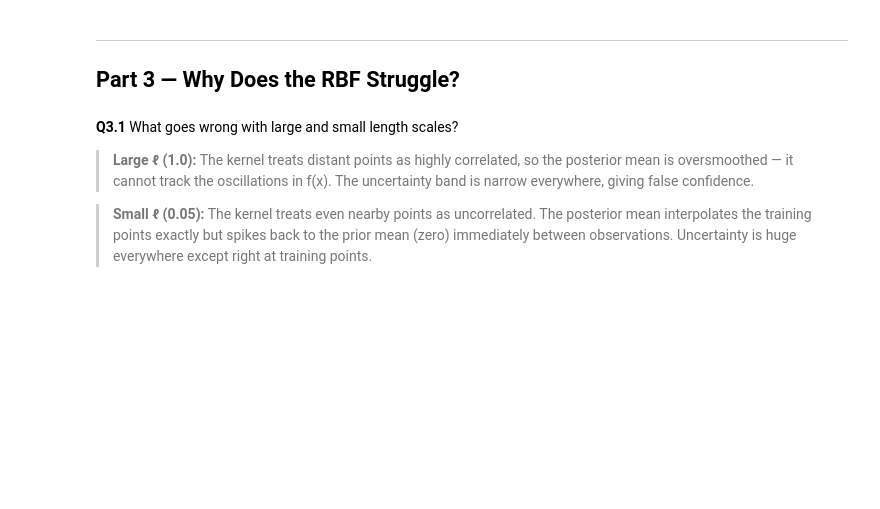
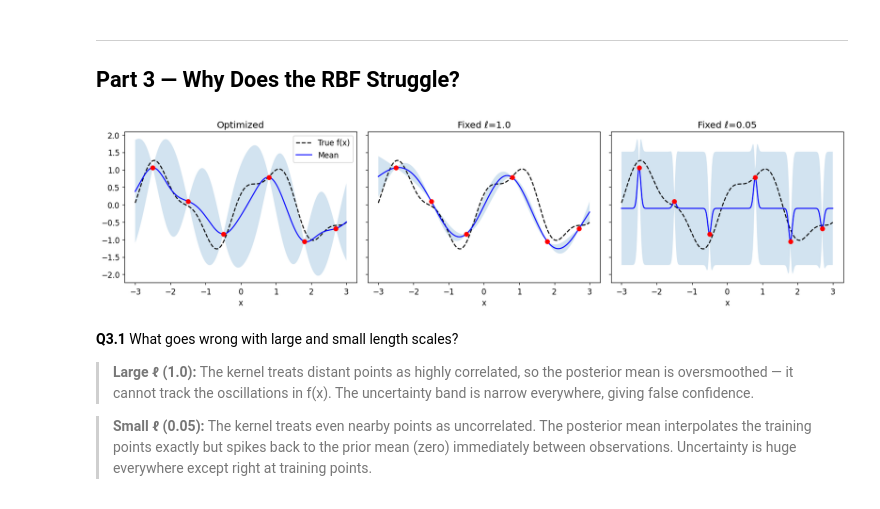
Before and after one commit to cpslab-asu/IEE575-2026, a Jupyter notebook: Week_4/Lab_8/IEE575_GP_Review_Solutions.ipynb, the cells around one changed output. Saved outputs shown, nothing was run; the diff lists cells and outputs as text; code cells hidden in the pictures; blank space fills up the shorter version.

```diff
--- a/Week_4/Lab_8/IEE575_GP_Review_Solutions.ipynb
+++ b/Week_4/Lab_8/IEE575_GP_Review_Solutions.ipynb
@@ -71,25 +79,27 @@ plt.show()
 # %%
 fig, axes = plt.subplots(1, 3, figsize=(15, 4), sharey=True)
 
 configs = [
-    ('Optimized', GaussianProcessRegressor(kernel=C(1.0)*RBF(), normalize_y=True, n_restarts_optimizer=5)),
+    ('Optimized', GaussianProcessRegressor(kernel=RBF(length_scale = 1.0)+WhiteKernel(), normalize_y=True, n_restarts_optimizer=20)),
     ('Fixed ℓ=1.0', GaussianProcessRegressor(kernel=RBF(length_scale=1.0), optimizer=None, normalize_y=True)),
     ('Fixed ℓ=0.05', GaussianProcessRegressor(kernel=RBF(length_scale=0.05), optimizer=None, normalize_y=True)),
 ]
 
 for ax, (title, gp) in zip(axes, configs):
     gp.fit(X_train, y_train)
     mu, std = gp.predict(x_plot, return_std=True)
     ax.plot(x_plot, f(x_plot), 'k--', label='True f(x)')
     ax.plot(x_plot, mu, 'b', label='Mean')
     ax.fill_between(x_plot.flatten(), mu-2*std, mu+2*std, alpha=0.2)
     ax.scatter(X_train, y_train, c='red', zorder=5)
     ax.set_title(title)
     ax.set_xlabel('x')
 
 axes[0].legend()
 plt.tight_layout()
 plt.show()
+# %% [output]
+[figure, added]
 # %% [markdown]
 **Q3.1** What goes wrong with large and small length scales?
 
```
Also changed, not shown: parts of 5 cells of this notebook.
